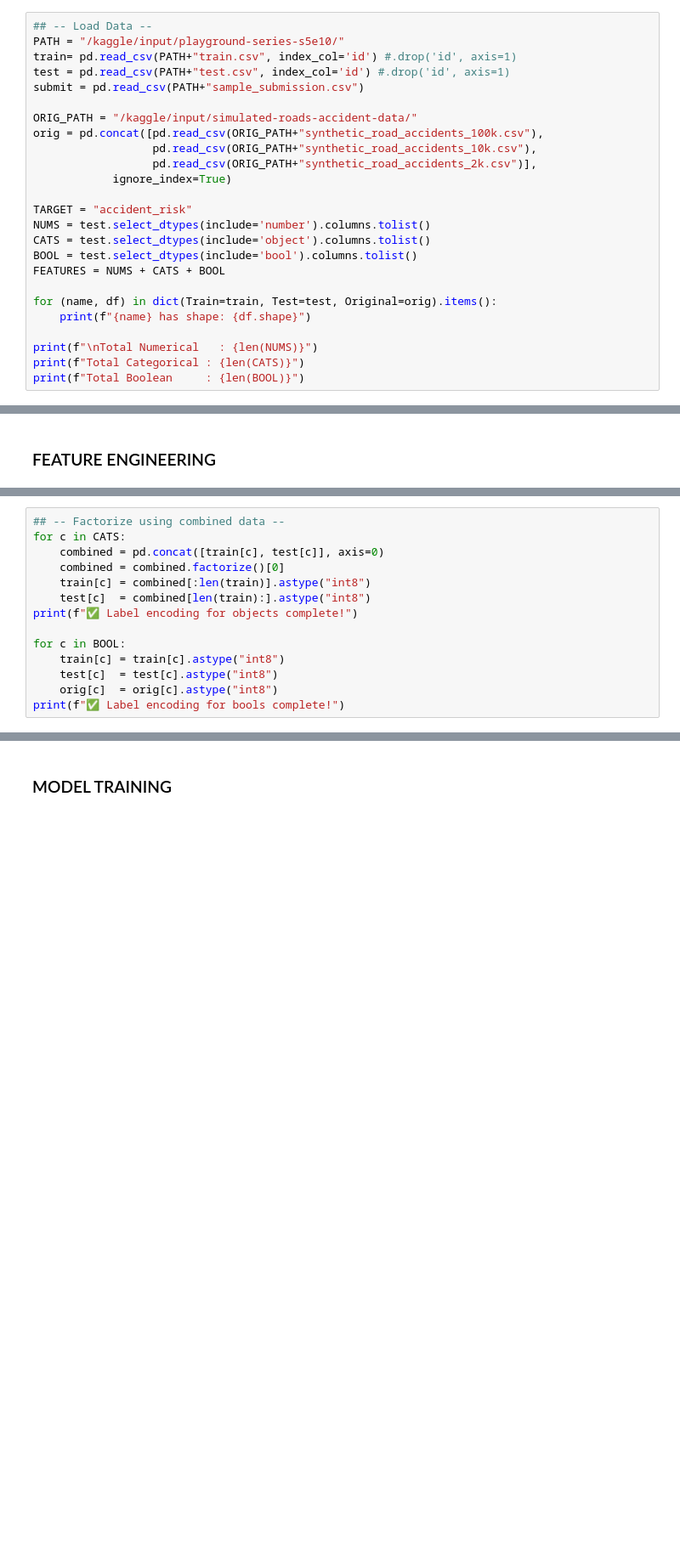
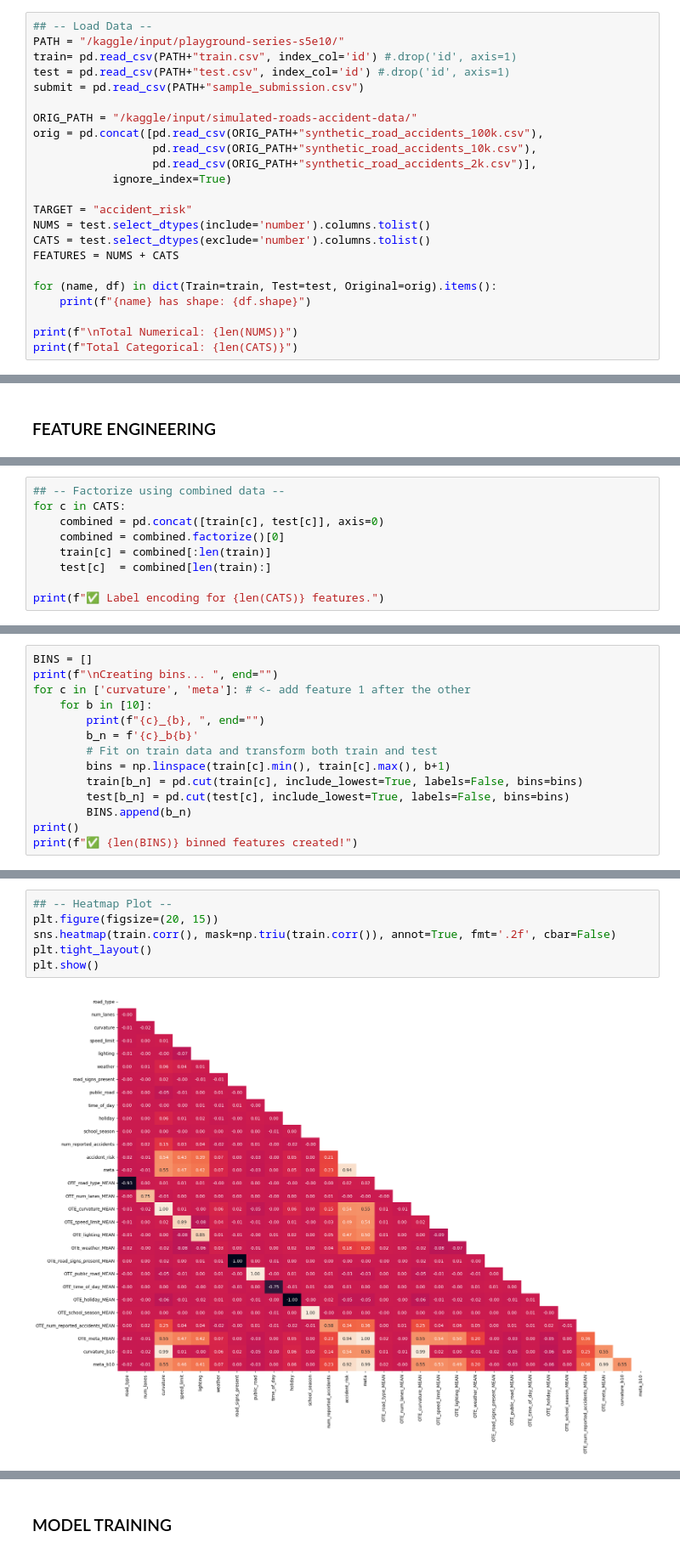
Before and after one commit to coded-sly/s5e10-Road-Accident-Risk, a Jupyter notebook: s5e10-cat-meta-fe.ipynb, the cells around one changed output, grey strips where cells are left out. Shown at 85% size. Cells and saved outputs as stored; diff of their text form; blank space fills up the shorter version.

```diff
--- a/s5e10-cat-meta-fe.ipynb
+++ b/s5e10-cat-meta-fe.ipynb
@@ -93,16 +84,14 @@ orig = pd.concat([pd.read_csv(ORIG_PATH+"synthetic_road_accidents_100k.csv"),
 
 TARGET = "accident_risk"
 NUMS = test.select_dtypes(include='number').columns.tolist()
-CATS = test.select_dtypes(include='object').columns.tolist()
-BOOL = test.select_dtypes(include='bool').columns.tolist()
-FEATURES = NUMS + CATS + BOOL
+CATS = test.select_dtypes(exclude='number').columns.tolist()
+FEATURES = NUMS + CATS
 
 for (name, df) in dict(Train=train, Test=test, Original=orig).items():
     print(f"{name} has shape: {df.shape}")
 
-print(f"\nTotal Numerical   : {len(NUMS)}")
-print(f"Total Categorical : {len(CATS)}")
-print(f"Total Boolean     : {len(BOOL)}")
+print(f"\nTotal Numerical: {len(NUMS)}")
+print(f"Total Categorical: {len(CATS)}")
 # %% [output]
 Train has shape: (517754, 13)
 Test has shape: (172585, 12)
@@ -228,13 +206,8 @@ print("✅ New features based on monotone relationships created!")
 for c in CATS:
     combined = pd.concat([train[c], test[c]], axis=0)
     combined = combined.factorize()[0]
-    train[c] = combined[:len(train)].astype("int8")
-    test[c]  = combined[len(train):].astype("int8")
-print(f"✅ Label encoding for objects complete!")
+    train[c] = combined[:len(train)]
+    test[c]  = combined[len(train):]
 
-for c in BOOL:
-    train[c] = train[c].astype("int8")
-    test[c]  = test[c].astype("int8")
-    orig[c]  = orig[c].astype("int8")
-print(f"✅ Label encoding for bools complete!")
+print(f"✅ Label encoding for {len(CATS)} features.")
 # %% [output]
@@ -368,0 +215,14 @@ Creating bins... curvature_4, curvature_10, meta_4, meta_10,
+# %%
+BINS = []
+print(f"\nCreating bins... ", end="")
+for c in ['curvature', 'meta']: # <- add feature 1 after the other
+    for b in [10]:
+        print(f"{c}_{b}, ", end="")
+        b_n = f'{c}_b{b}'
+        # Fit on train data and transform both train and test
+        bins = np.linspace(train[c].min(), train[c].max(), b+1)
+        train[b_n] = pd.cut(train[c], include_lowest=True, labels=False, bins=bins)
+        test[b_n] = pd.cut(test[c], include_lowest=True, labels=False, bins=bins)
+        BINS.append(b_n)
+print()
+print(f"✅ {len(BINS)} binned features created!")
@@ -368,0 +253,8 @@ Creating bins... curvature_4, curvature_10, meta_4, meta_10,
+# %%
+## -- Heatmap Plot --
+plt.figure(figsize=(20, 15))
+sns.heatmap(train.corr(), mask=np.triu(train.corr()), annot=True, fmt='.2f', cbar=False)
+plt.tight_layout()
+plt.show()
+# %% [output]
+[figure, added]
```
Also changed, not shown: parts of 29 cells of this notebook.
